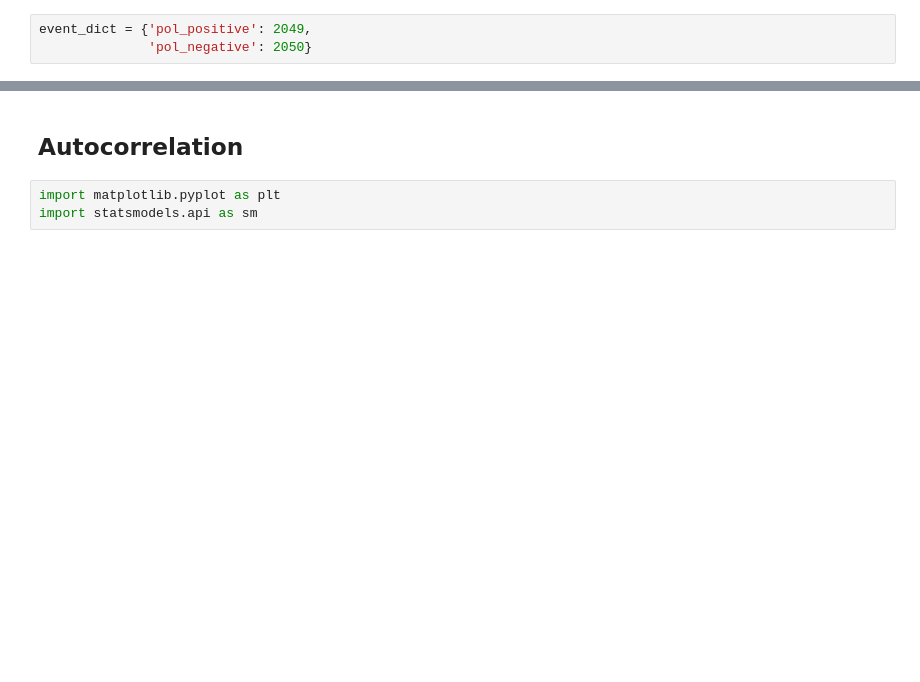
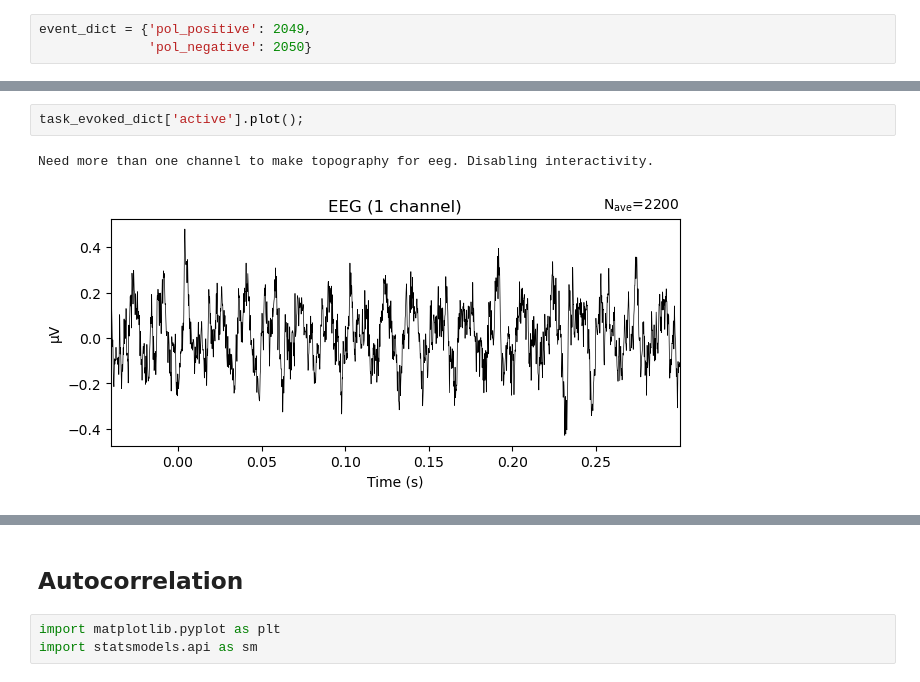
Before and after one commit to sitek/EAM1-FFR, a Jupyter notebook: ffr_processing_mne.ipynb, the cells around one changed output, grey strips where cells are left out. Drawn from its saved outputs; the diff is of its cells as text; blank space fills up the shorter version.

```diff
--- a/ffr_processing_mne.ipynb
+++ b/ffr_processing_mne.ipynb
@@ -337,0 +357,5 @@ Need more than one channel to make topography for eeg. Disabling interactivity.
+# %%
+task_evoked_dict['active'].plot();
+# %% [output]
+Need more than one channel to make topography for eeg. Disabling interactivity.
+[figure, added]
```
Also changed, not shown: parts of 28 cells of this notebook.
